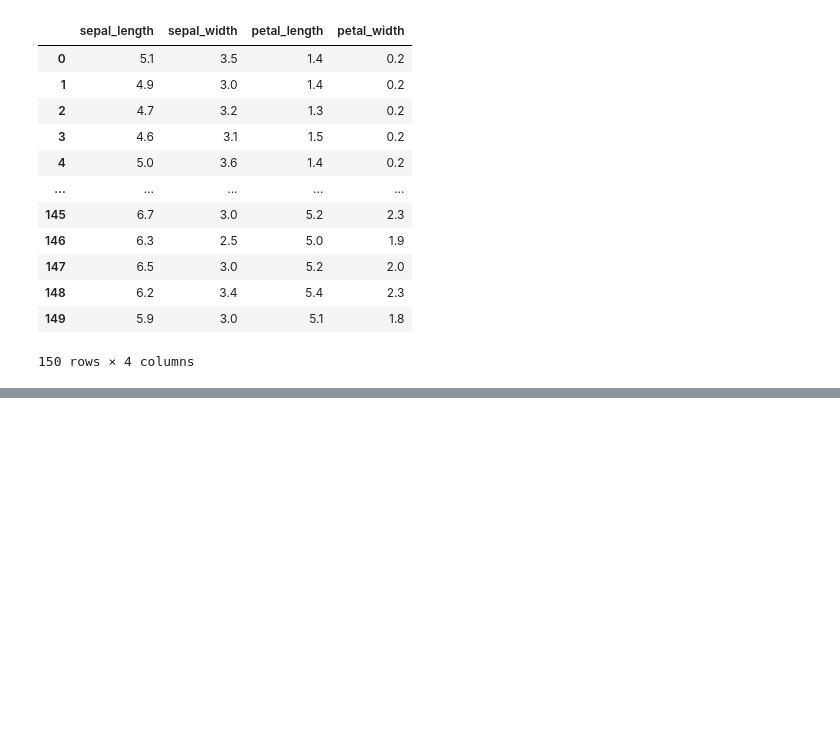
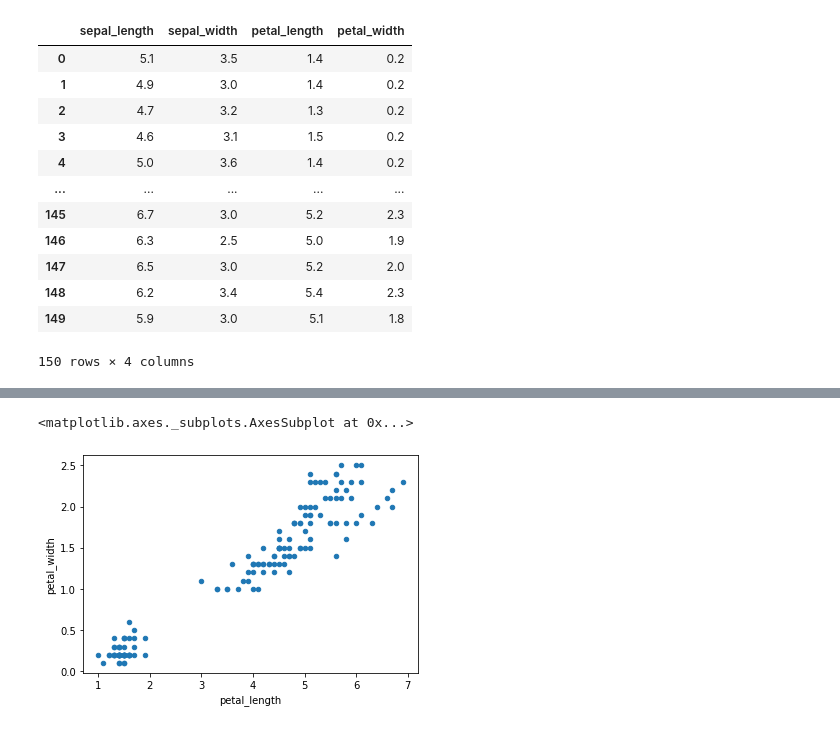
Before and after one commit to AlimamHu/Iris-Flowers-Classification-ML-Project, a Jupyter notebook: iris_flowes_classification_.ipynb, the cells around one changed output, grey strips where cells are left out. Cells and saved outputs as stored; diff of their text form; code cells hidden in the pictures; blank space fills up the shorter version.

```diff
--- a/iris_flowes_classification_.ipynb
+++ b/iris_flowes_classification_.ipynb
@@ -89,0 +109,5 @@ x_iris
+# %%
+x_iris.plot(kind='scatter',x='petal_length',y='petal_width',)
+# %% [output]
+<matplotlib.axes._subplots.AxesSubplot at 0x...>
+[figure, added]
```
Also changed, not shown: parts of 55 cells of this notebook.
